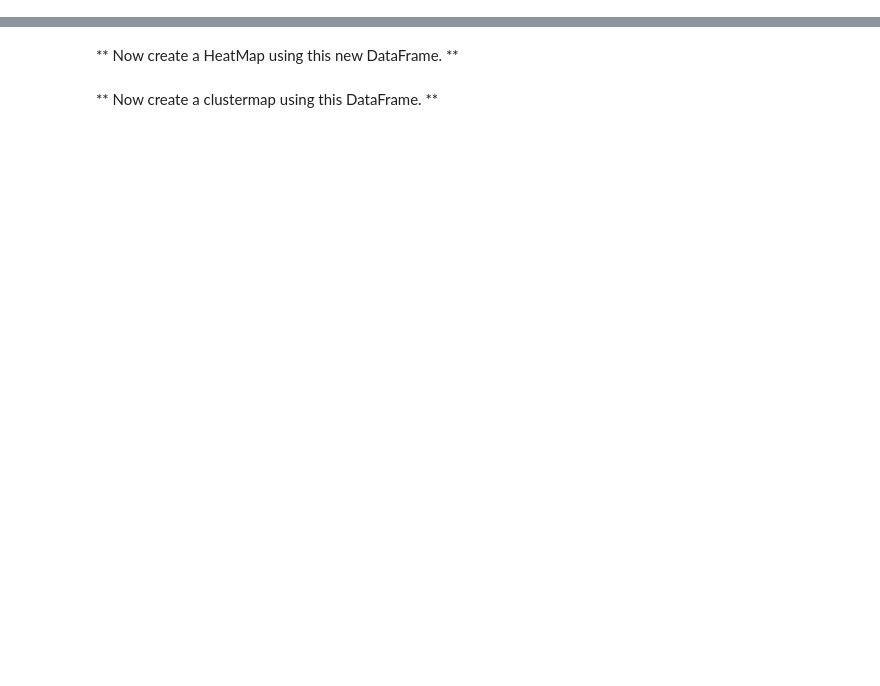
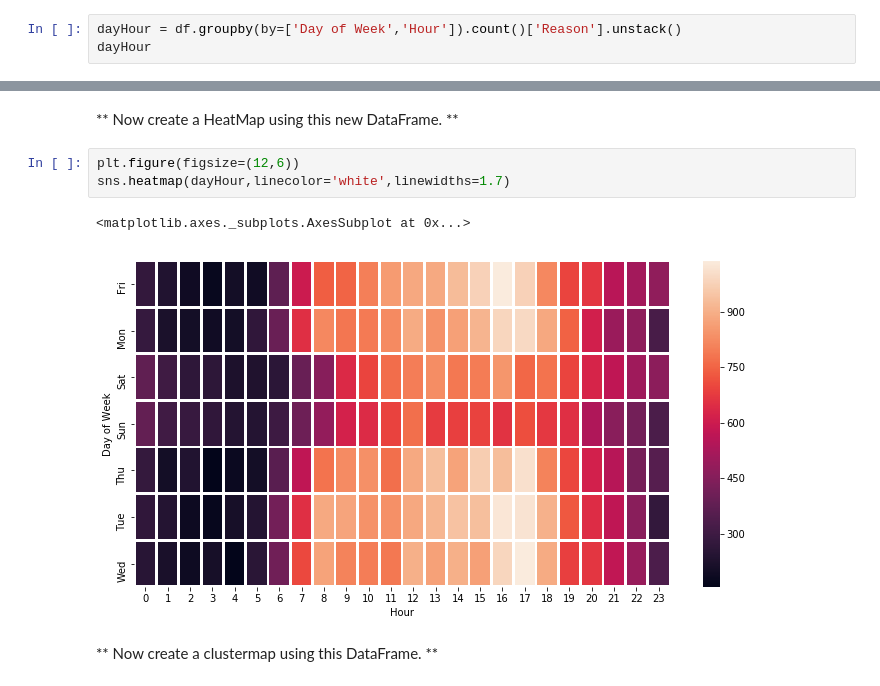
Before and after one commit to EverybodylovesRaymondk/CodeStudies, a Jupyter notebook: Python/Python for Data Science and Machine Learning Bootcamp/Course work/Section 13 Data Capstone Project/911 Calls/01-911 Calls Data Capstone Project.ipynb, the cells around one changed output, grey strips where cells are left out. Saved outputs shown, nothing was run; the diff lists cells and outputs as text; blank space fills up the shorter version.

```diff
--- a/Python/Python for Data Science and Machine Learning Bootcamp/Course work/Section 13 Data Capstone Project/911 Calls/01-911 Calls Data Capstone Project.ipynb
+++ b/Python/Python for Data Science and Machine Learning Bootcamp/Course work/Section 13 Data Capstone Project/911 Calls/01-911 Calls Data Capstone Project.ipynb
@@ -252,2 +255,5 @@ plt.tight_layout()
 # %% [markdown]
 ### Now let's move on to creating  heatmaps with seaborn and our data. We'll first need to restructure the dataframe so that the columns become the Hours and the Index becomes the Day of the Week. There are lots of ways to do this, but I would recommend trying to combine groupby with an [unstack](http://pandas.pydata.org/pandas-docs/stable/generated/pandas.DataFrame.unstack.html) method. Reference the solutions if you get stuck on this!
+# %%
+dayHour = df.groupby(by=['Day of Week','Hour']).count()['Reason'].unstack()
+dayHour
@@ -254,4 +271,10 @@ plt.tight_layout()
 # %% [markdown]
 ** Now create a HeatMap using this new DataFrame. **
+# %%
+plt.figure(figsize=(12,6))
+sns.heatmap(dayHour,linecolor='white',linewidths=1.7)
+# %% [output]
+<matplotlib.axes._subplots.AxesSubplot at 0x...>
+[figure, added]
 # %% [markdown]
 ** Now create a clustermap using this DataFrame. **
```
Also changed, not shown: parts of 10 cells of this notebook, 4 other files.
